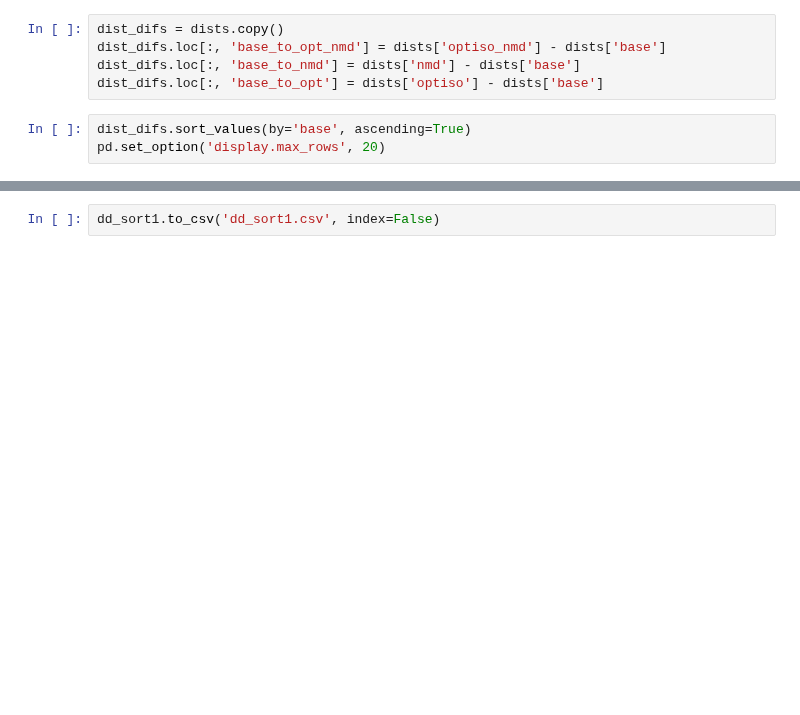
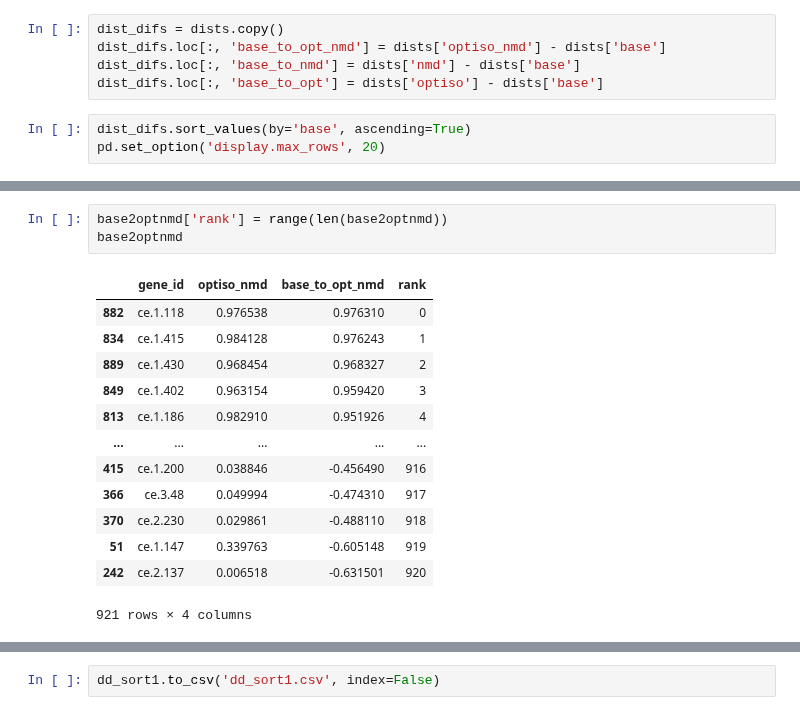
Before and after one commit to KorfLab/isoforms, a Jupyter notebook: APCanalysis/apc_paper.ipynb, the cells around one changed output, grey strips where cells are left out. Saved outputs shown, nothing was run; the diff lists cells and outputs as text; blank space fills up the shorter version.

```diff
--- a/APCanalysis/apc_paper.ipynb
+++ b/APCanalysis/apc_paper.ipynb
@@ -229,0 +263,17 @@ dd_sort1
+# %%
+base2optnmd['rank'] = range(len(base2optnmd))
+base2optnmd
+# %% [output]
+|  | gene_id | optiso_nmd | base_to_opt_nmd | rank |
+| 882 | ce.1.118 | 0.976538 | 0.976310 | 0 |
+| 834 | ce.1.415 | 0.984128 | 0.976243 | 1 |
+| 889 | ce.1.430 | 0.968454 | 0.968327 | 2 |
+| 849 | ce.1.402 | 0.963154 | 0.959420 | 3 |
+| 813 | ce.1.186 | 0.982910 | 0.951926 | 4 |
+| ... | ... | ... | ... | ... |
+| 415 | ce.1.200 | 0.038846 | -0.456490 | 916 |
+| 366 | ce.3.48 | 0.049994 | -0.474310 | 917 |
+| 370 | ce.2.230 | 0.029861 | -0.488110 | 918 |
+| 51 | ce.1.147 | 0.339763 | -0.605148 | 919 |
+| 242 | ce.2.137 | 0.006518 | -0.631501 | 920 |
+921 rows × 4 columns
```
Also changed, not shown: parts of 23 cells of this notebook.
